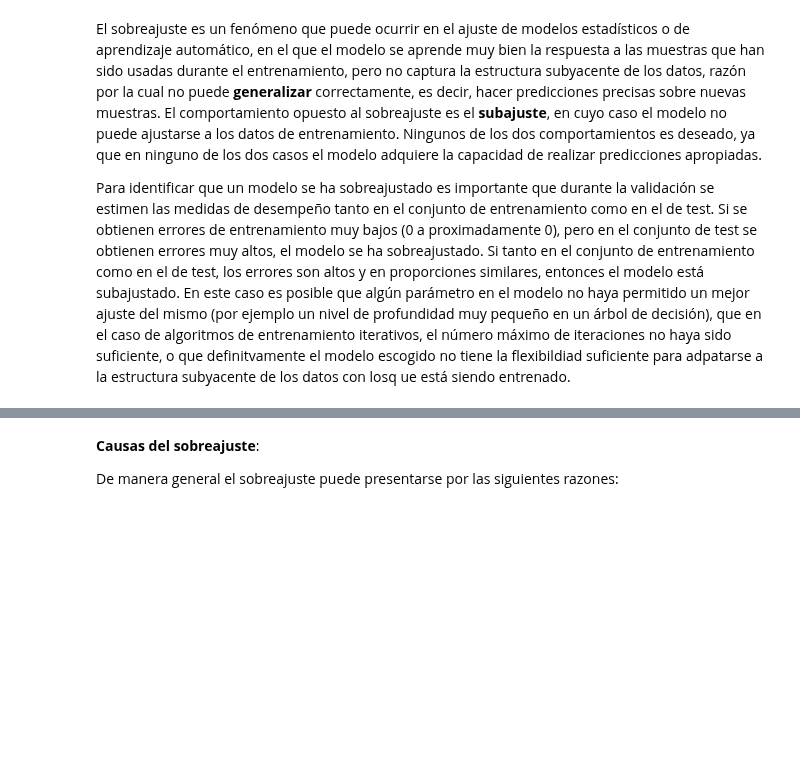
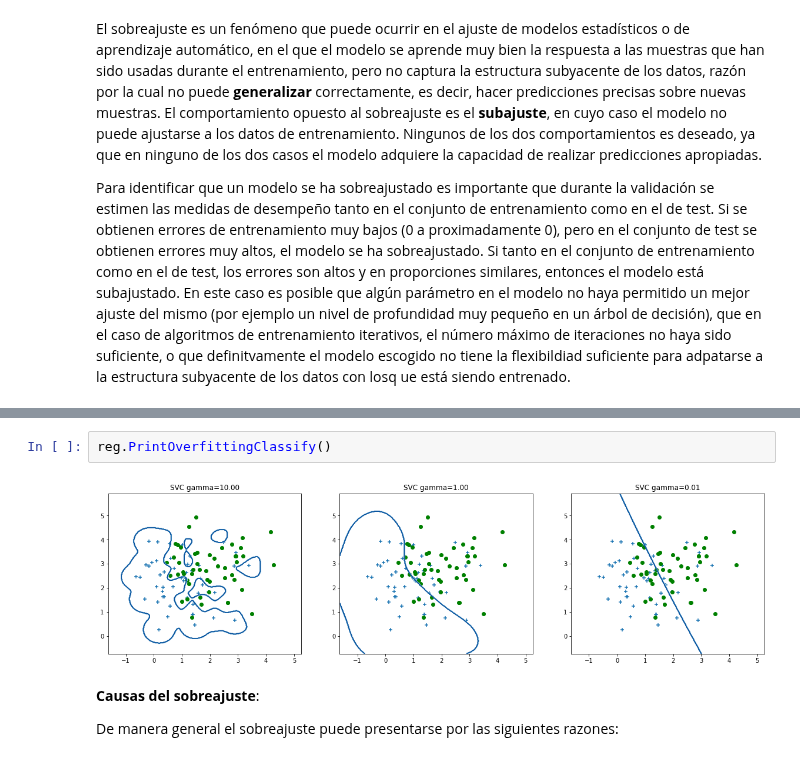
Before and after one commit to jdariasl/ML_IntroductoryCourse, a Jupyter notebook: Clase 10 - Sobreajuste y Regularización.ipynb, the cells around one changed output, grey strips where cells are left out. Saved outputs shown, nothing was run; the diff lists cells and outputs as text; blank space fills up the shorter version.

```diff
--- a/Clase 10 - Sobreajuste y Regularización.ipynb
+++ b/Clase 10 - Sobreajuste y Regularización.ipynb
@@ -28,3 +24,7 @@ None
+# %%
+reg.PrintOverfittingClassify()
+# %% [output]
+[figure, added]
 # %% [markdown]
 <b>Causas del sobreajuste</b>:
 
```
Also changed, not shown: parts of 6 cells of this notebook, 14 other files.
